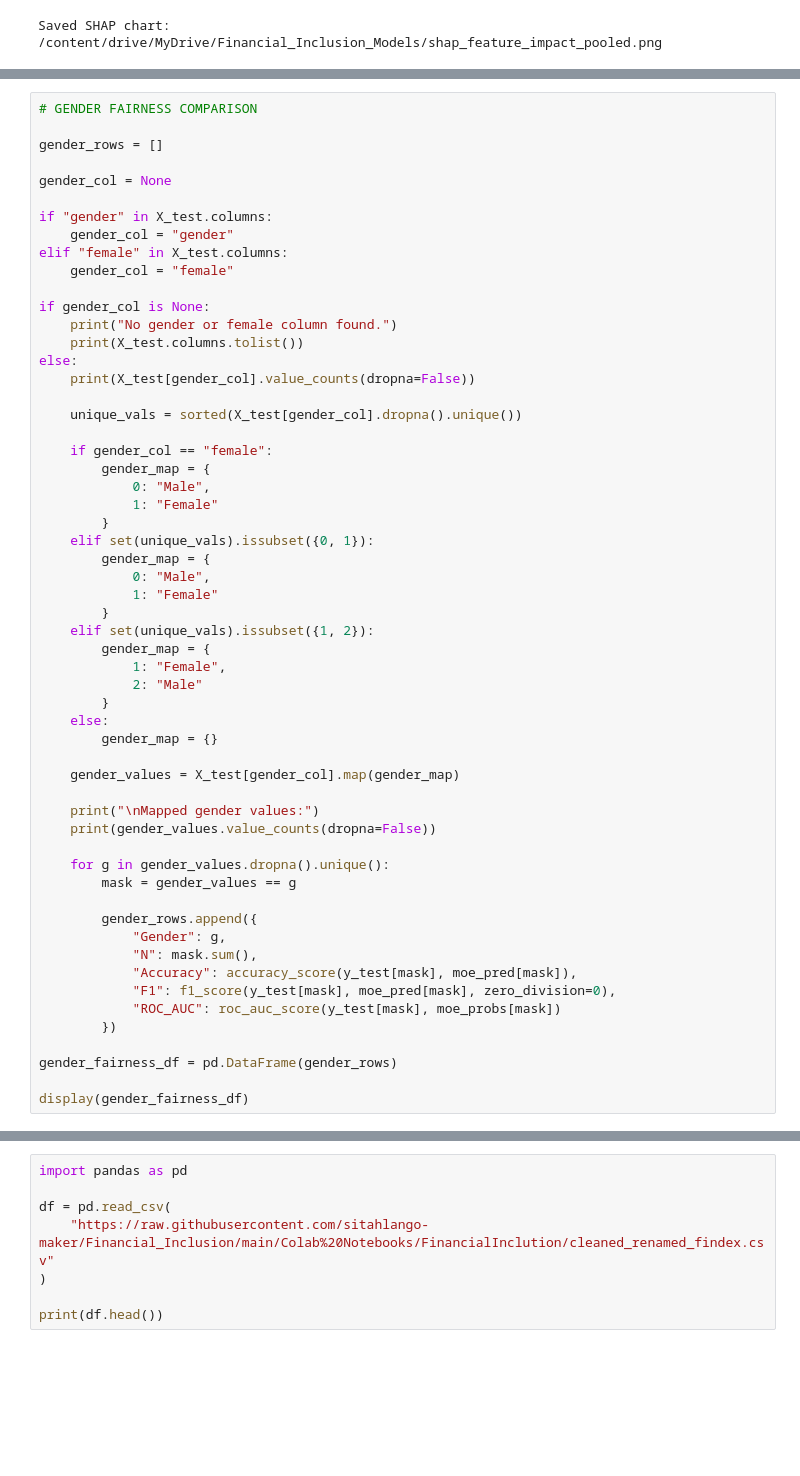
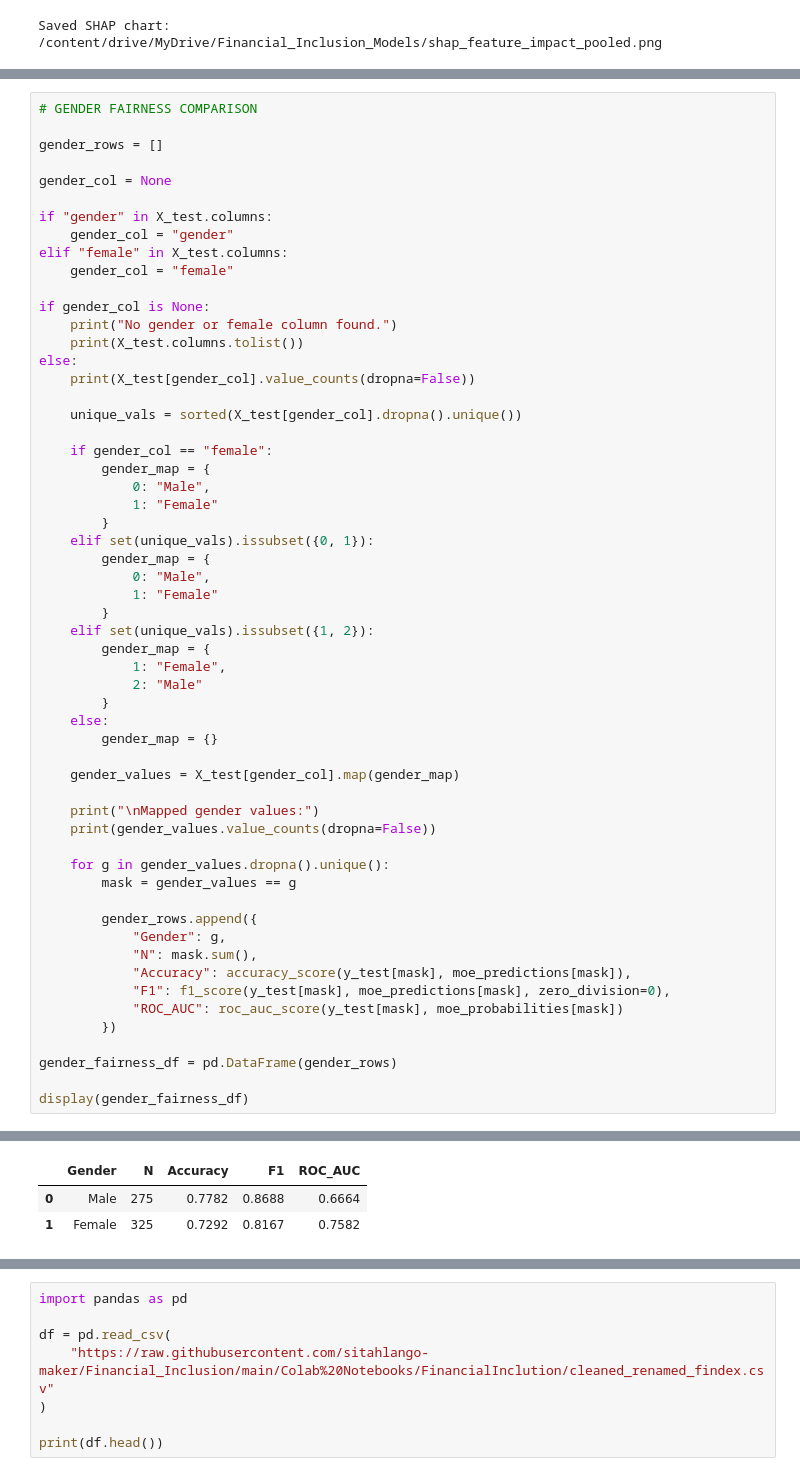
Before and after one commit to sitahlango-maker/Financial_Inclusion, a Jupyter notebook: cleanfinancialinclusion.ipynb, the cells around one changed output, grey strips where cells are left out. Drawn from its saved outputs; the diff is of its cells as text; blank space fills up the shorter version.

```diff
--- a/cleanfinancialinclusion.ipynb
+++ b/cleanfinancialinclusion.ipynb
@@ -2203,11 +2329,12 @@ else:
         gender_rows.append({
             "Gender": g,
             "N": mask.sum(),
-            "Accuracy": accuracy_score(y_test[mask], moe_pred[mask]),
-            "F1": f1_score(y_test[mask], moe_pred[mask], zero_division=0),
-            "ROC_AUC": roc_auc_score(y_test[mask], moe_probs[mask])
+            "Accuracy": accuracy_score(y_test[mask], moe_predictions[mask]),
+            "F1": f1_score(y_test[mask], moe_predictions[mask], zero_division=0),
+            "ROC_AUC": roc_auc_score(y_test[mask], moe_probabilities[mask])
         })
 
 gender_fairness_df = pd.DataFrame(gender_rows)
 
 display(gender_fairness_df)
+# %% [output]
@@ -2214,3 +2351,6 @@ display(gender_fairness_df)
+|  | Gender | N | Accuracy | F1 | ROC_AUC |
+| 0 | Male | 275 | 0.7782 | 0.8688 | 0.6664 |
+| 1 | Female | 325 | 0.7292 | 0.8167 | 0.7582 |
 # %%
 #  URBAN / RURAL PERFORMANCE
 
```
Also changed, not shown: parts of 29 cells of this notebook.
